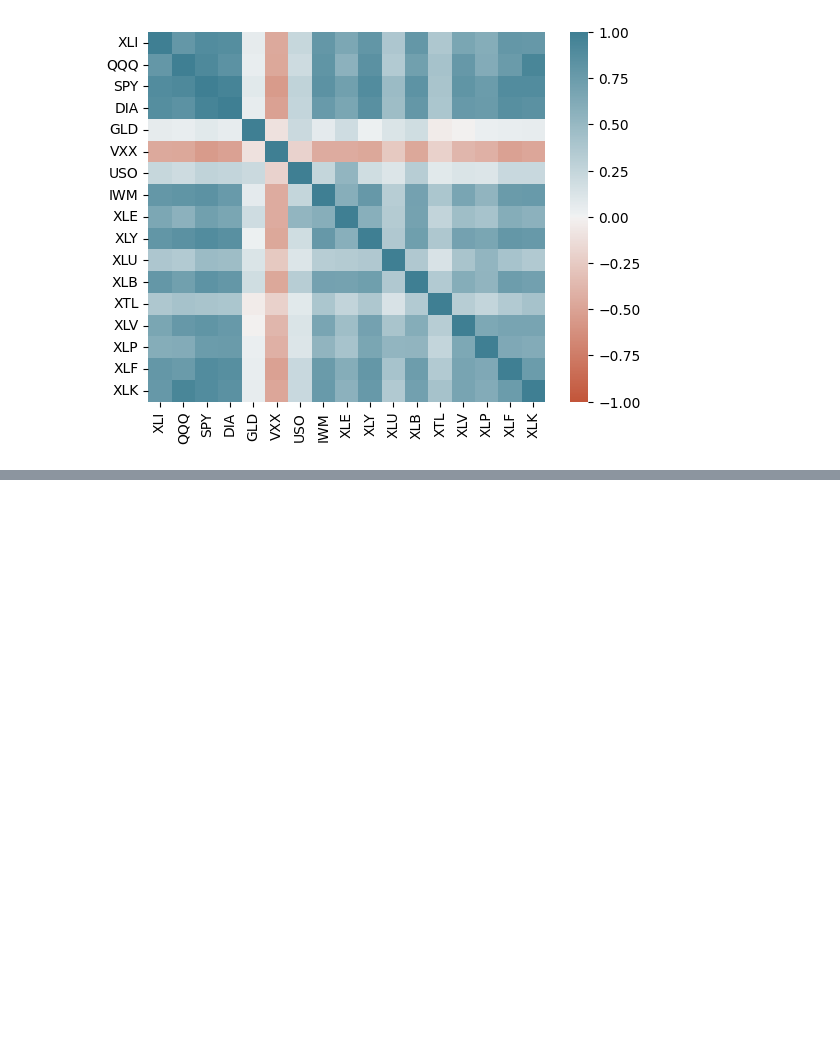
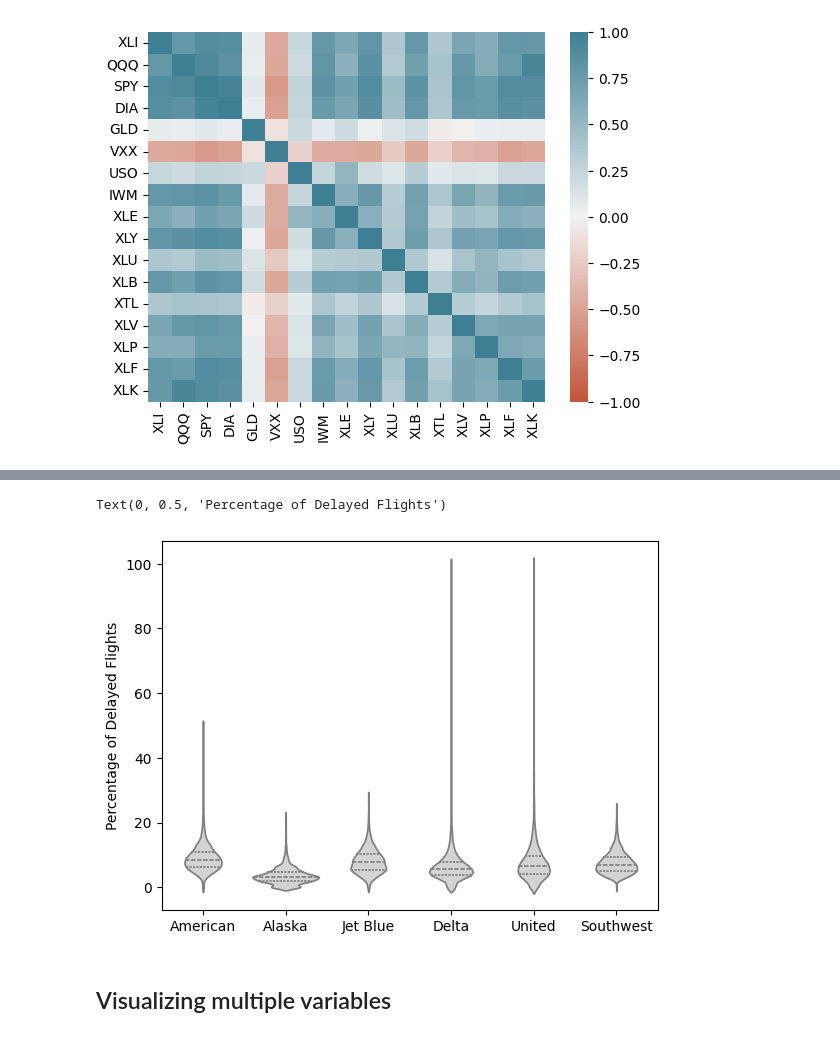
Before and after one commit to ThiboVdB/practical-statistics-for-data-scientists, a Jupyter notebook: python/notebooks/c1.ipynb, the cells around one changed output, grey strips where cells are left out. Cells and saved outputs as stored; diff of their text form; code cells hidden in the pictures; blank space fills up the shorter version.

```diff
--- a/python/notebooks/c1.ipynb
+++ b/python/notebooks/c1.ipynb
@@ -133,0 +204,9 @@ ax =telecom.plot.scatter(x='T',y='VZ',figsize=(4,4),marker='$\u25EF$')
+# %%
+ax = sns.violinplot(x=airline_stats.airline, y=airline_stats.pct_carrier_delay, inner='quartile', color='lightgray')
+ax.set_xlabel('')
+ax.set_ylabel('Percentage of Delayed Flights')
+# %% [output]
+Text(0, 0.5, 'Percentage of Delayed Flights')
+[figure, added]
+# %% [markdown]
+## Visualizing multiple variables
```
Also changed, not shown: parts of 16 cells of this notebook.
